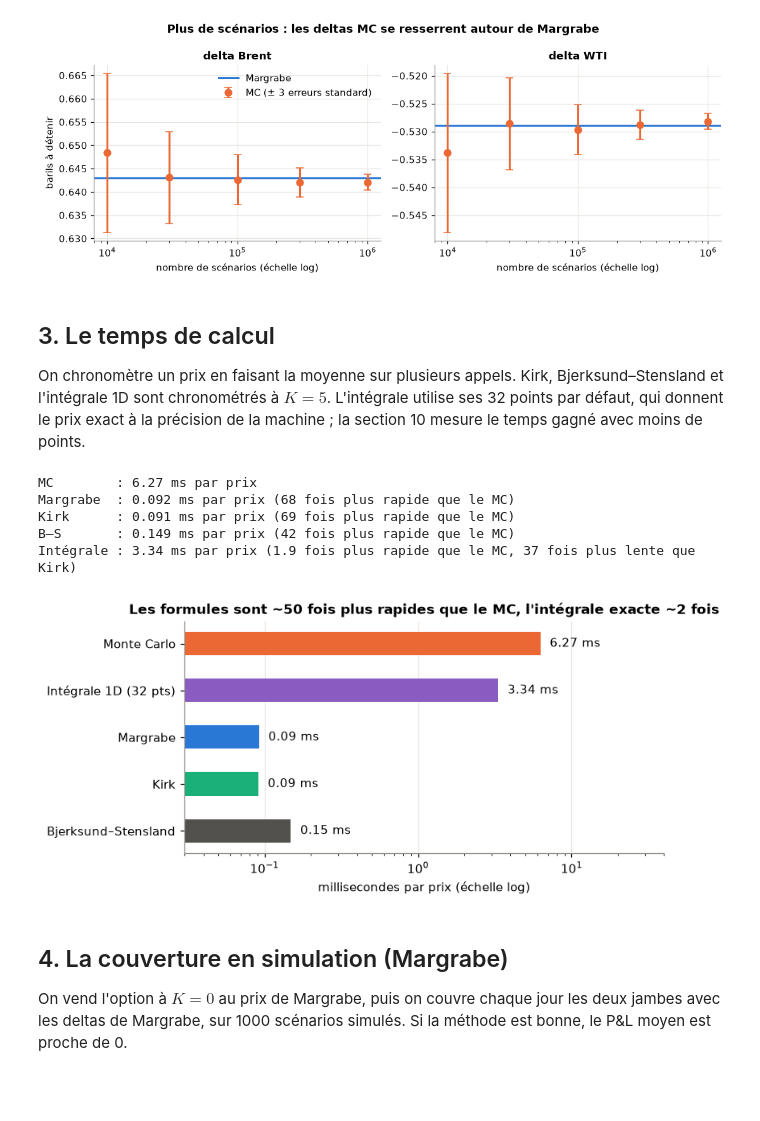
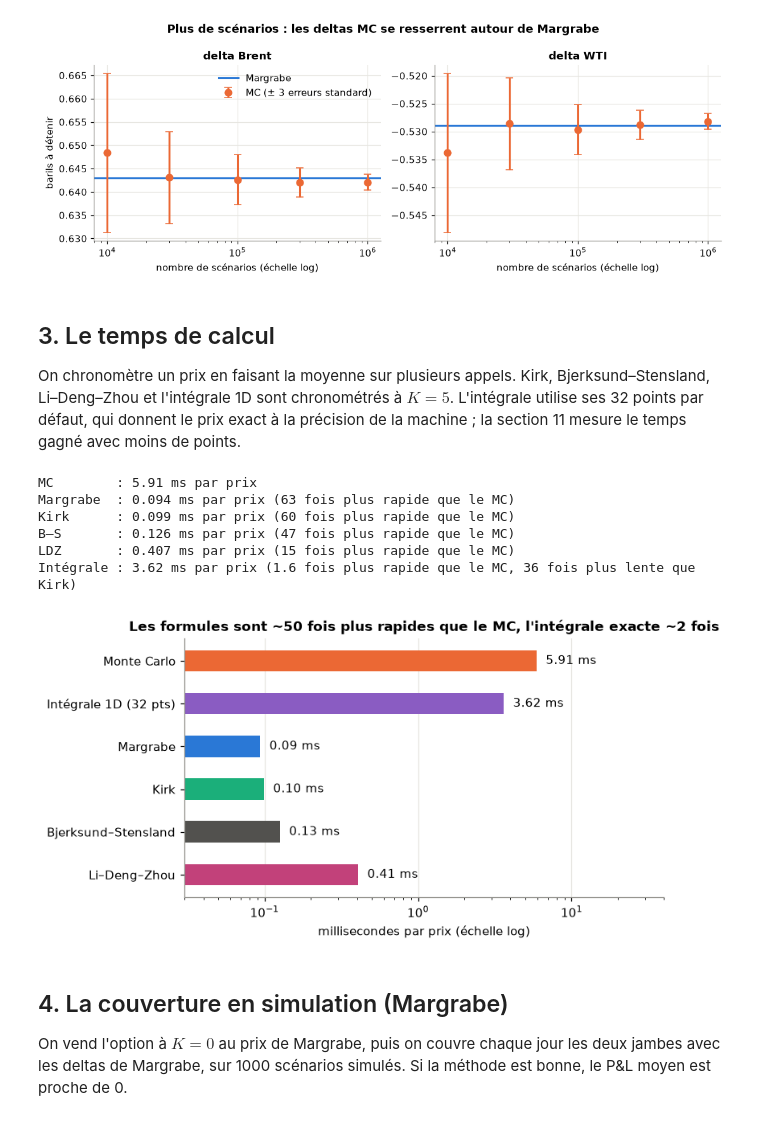
Before and after one commit to Maxence-Latreuille/spread-option-pricing, a Jupyter notebook: notebooks/04_methods_comparison.ipynb, the cells around one changed output. Cells and saved outputs as stored; diff of their text form; code cells hidden in the pictures; blank space fills up the shorter version.

Commit message:
docs: add LDZ results to notebook 04
Add Li–Deng–Zhou pricing, benchmark results, figures, timing comparisons, and synthesis conclusions to the methods comparison notebook.

```diff
--- a/notebooks/04_methods_comparison.ipynb
+++ b/notebooks/04_methods_comparison.ipynb
@@ -95,46 +96,49 @@ delta WTI   : Margrabe -0.5289, MC -0.5296 +/- 0.0015
 # %% [markdown]
 ## 3. Le temps de calcul
 
-On chronomètre un prix en faisant la moyenne sur plusieurs appels. Kirk, Bjerksund–Stensland et l'intégrale 1D sont chronométrés à $K = 5$. L'intégrale utilise ses 32 points par défaut, qui donnent le prix exact à la précision de la machine ; la section 10 mesure le temps gagné avec moins de points.
+On chronomètre un prix en faisant la moyenne sur plusieurs appels. Kirk, Bjerksund–Stensland, Li–Deng–Zhou et l'intégrale 1D sont chronométrés à $K = 5$. L'intégrale utilise ses 32 points par défaut, qui donnent le prix exact à la précision de la machine ; la section 11 mesure le temps gagné avec moins de points.
 # %%
 def time_ms(fn, n_calls):
     start = time.perf_counter()
     for _ in range(n_calls):
         fn()
     return (time.perf_counter() - start) / n_calls * 1000  # milliseconds per call
 
 t_mc = time_ms(lambda: mc_spread_call(S1_0, S2_0, 0.0, T, r, sigma1, sigma2, rho), 20)
 t_margrabe = time_ms(lambda: margrabe_call(S1_0, S2_0, T, sigma1, sigma2, rho), 2000)
 t_kirk = time_ms(lambda: kirk_call(S1_0, S2_0, 5.0, T, r, sigma1, sigma2, rho), 2000)
 t_bs = time_ms(lambda: bjerksund_stensland_call(S1_0, S2_0, 5.0, T, r, sigma1, sigma2, rho), 2000)
+t_ldz = time_ms(lambda: ldz_call(S1_0, S2_0, 5.0, T, r, sigma1, sigma2, rho), 2000)
 t_exact = time_ms(lambda: exact_spread_call(S1_0, S2_0, 5.0, T, r, sigma1, sigma2, rho), 200)  # 32 points
 print(f"MC        : {t_mc:.2f} ms par prix")
 print(f"Margrabe  : {t_margrabe:.3f} ms par prix ({t_mc / t_margrabe:.0f} fois plus rapide que le MC)")
 print(f"Kirk      : {t_kirk:.3f} ms par prix ({t_mc / t_kirk:.0f} fois plus rapide que le MC)")
 print(f"B–S       : {t_bs:.3f} ms par prix ({t_mc / t_bs:.0f} fois plus rapide que le MC)")
+print(f"LDZ       : {t_ldz:.3f} ms par prix ({t_mc / t_ldz:.0f} fois plus rapide que le MC)")
 print(f"Intégrale : {t_exact:.2f} ms par prix ({t_mc / t_exact:.1f} fois plus rapide que le MC, "
       f"{t_exact / t_kirk:.0f} fois plus lente que Kirk)")
 
-fig, ax = plt.subplots(figsize=(7, 3.4))
-names = ["Monte Carlo", "Intégrale 1D (32 pts)", "Margrabe", "Kirk", "Bjerksund–Stensland"]
-times = [t_mc, t_exact, t_margrabe, t_kirk, t_bs]
-ax.barh(names, times, color=[ORANGE, "#8a5cc2", BLUE, AQUA, "#52514e"], height=0.5)
+fig, ax = plt.subplots(figsize=(7, 3.8))
+names = ["Monte Carlo", "Intégrale 1D (32 pts)", "Margrabe", "Kirk", "Bjerksund–Stensland", "Li–Deng–Zhou"]
+times = [t_mc, t_exact, t_margrabe, t_kirk, t_bs, t_ldz]
+ax.barh(names, times, color=[ORANGE, "#8a5cc2", BLUE, AQUA, "#52514e", "#c2417a"], height=0.5)
 for y, t in enumerate(times):
     ax.text(t * 1.15, y, f"{t:.2f} ms", va="center")  # value written next to its bar
 ax.set_xscale("log")
 ax.set_xlim(0.03, 40)
 ax.invert_yaxis()  # Monte Carlo on top
 ax.set_xlabel("millisecondes par prix (échelle log)")
 ax.set_title("Les formules sont ~50 fois plus rapides que le MC, l'intégrale exacte ~2 fois")
 ax.grid(axis="y", visible=False)
 plt.show()
 # %% [output]
-MC        : 6.27 ms par prix
-Margrabe  : 0.092 ms par prix (68 fois plus rapide que le MC)
-Kirk      : 0.091 ms par prix (69 fois plus rapide que le MC)
-B–S       : 0.149 ms par prix (42 fois plus rapide que le MC)
-Intégrale : 3.34 ms par prix (1.9 fois plus rapide que le MC, 37 fois plus lente que Kirk)
+MC        : 5.91 ms par prix
+Margrabe  : 0.094 ms par prix (63 fois plus rapide que le MC)
+Kirk      : 0.099 ms par prix (60 fois plus rapide que le MC)
+B–S       : 0.126 ms par prix (47 fois plus rapide que le MC)
+LDZ       : 0.407 ms par prix (15 fois plus rapide que le MC)
+Intégrale : 3.62 ms par prix (1.6 fois plus rapide que le MC, 36 fois plus lente que Kirk)
-[figure, old version]
+[figure, new version]
 # %% [markdown]
 ## 4. La couverture en simulation (Margrabe)
 
```
Also changed, not shown: parts of 11 cells of this notebook.
